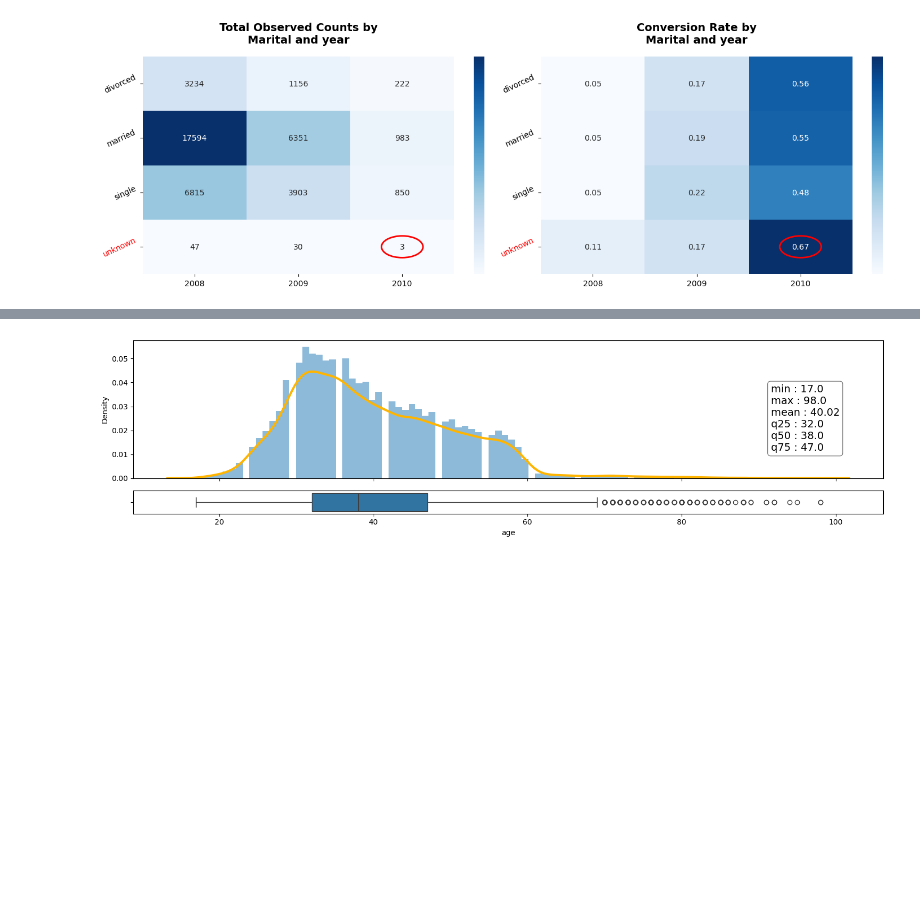
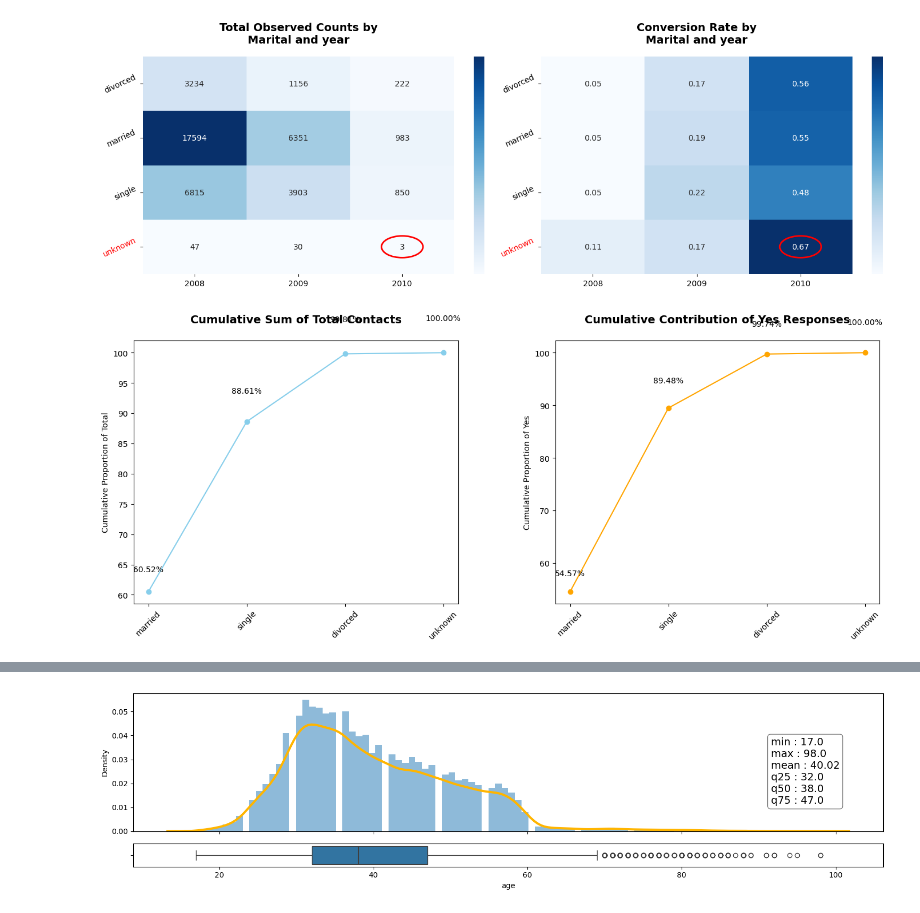
Before and after one commit to annugit1655/Bank-TeleMarketing, a Jupyter notebook: notebooks/bank-client-eda-term-deposit.ipynb, the cells around one changed output, grey strips where cells are left out. Saved outputs shown, nothing was run; the diff lists cells and outputs as text; code cells hidden in the pictures; blank space fills up the shorter version.

Commit message:
marital_eda

```diff
--- a/notebooks/bank-client-eda-term-deposit.ipynb
+++ b/notebooks/bank-client-eda-term-deposit.ipynb
@@ -453,3 +453,9 @@ plt.tight_layout()
 plt.show()
 # %% [output]
 [figure]
+# %%
+# Cumulative sum of total counts and yes response by marital
+fig, ax = plt.subplots(1, 2, figsize=(14, 6))
+plot_cumsum_total_yes_response(total_counts, 'marital', 'cumsum_total_proportion', 'cumsum_yes_proportion', fig=fig, ax=ax);
+# %% [output]
+[figure, added]
```
Also changed, not shown: parts of 2 cells of this notebook.
